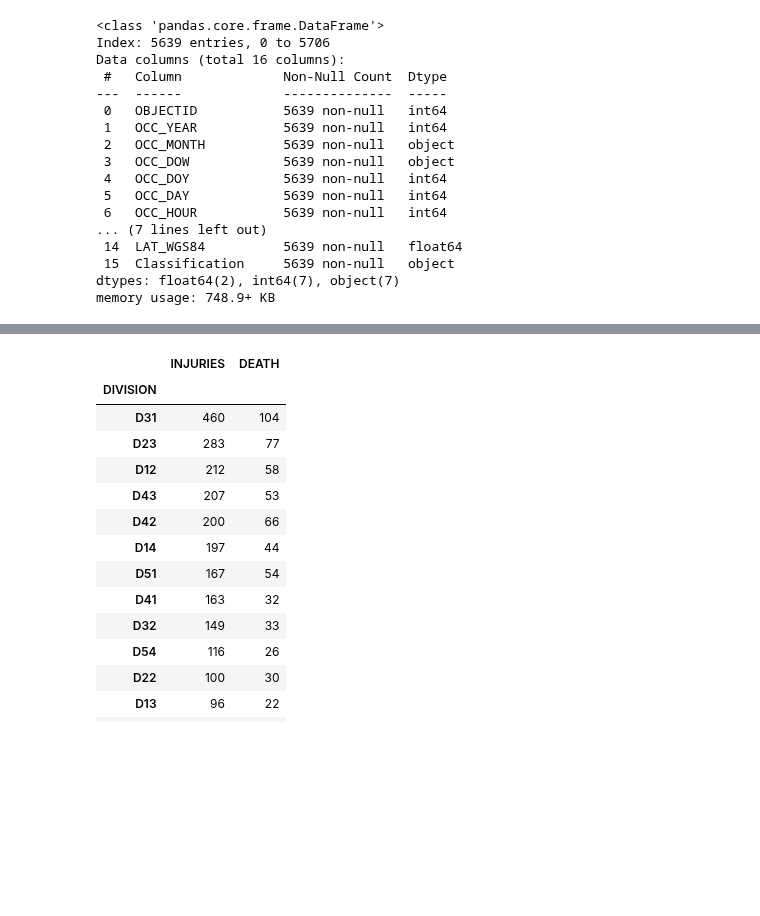
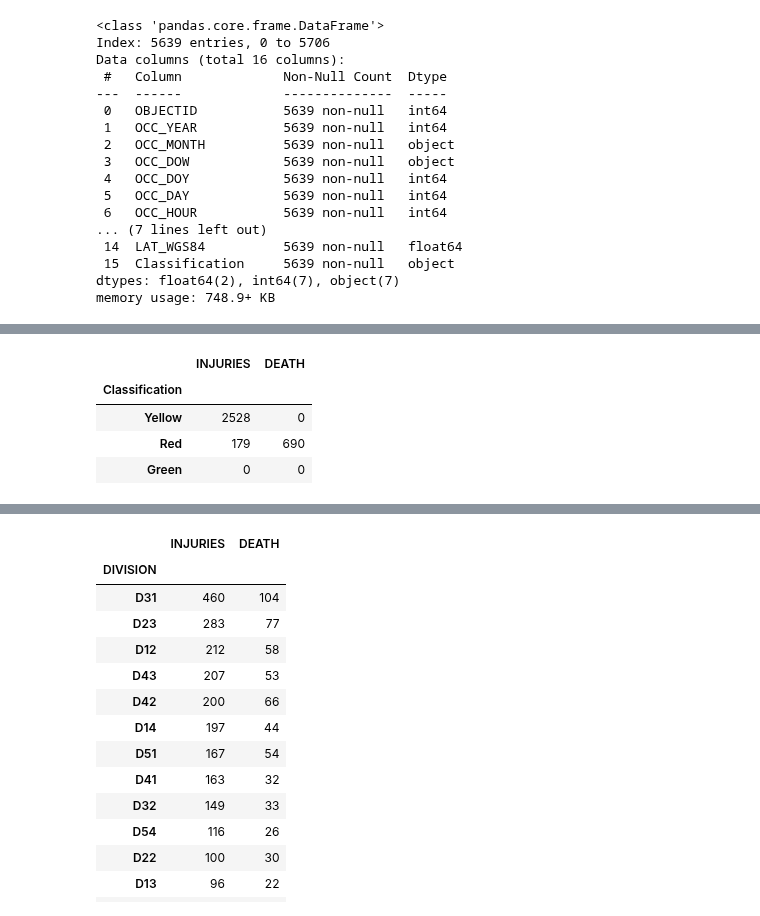
Before and after one commit to LLF00/datascience1, a Jupyter notebook: gunfire_datacleaning (2).ipynb, the cells around one changed output, grey strips where cells are left out. Saved outputs shown, nothing was run; the diff lists cells and outputs as text; code cells hidden in the pictures; blank space fills up the shorter version.

```diff
--- a/gunfire_datacleaning (2).ipynb
+++ b/gunfire_datacleaning (2).ipynb
@@ -190,3 +190,11 @@ df3.head()
 | 2 | 3 | 2004 | May | Friday | 135 | 14 | 16 | Afternoon | D31 | 1 | ... |
 | 3 | 4 | 2004 | December | Sunday | 354 | 19 | 0 | Night | D51 | 1 | ... |
 | 4 | 5 | 2004 | April | Monday | 103 | 12 | 22 | Evening | D42 | 0 | ... |
+# %%
+df3.groupby('Classification')[['INJURIES', 'DEATH']].sum().sort_values(by=['INJURIES', 'DEATH'], ascending=False)
+# %% [output]
+|  | INJURIES | DEATH |
+| Classification |  |  |
+| Yellow | 2528 | 0 |
+| Red | 179 | 690 |
+| Green | 0 | 0 |
```
Also changed, not shown: parts of 9 cells of this notebook.
